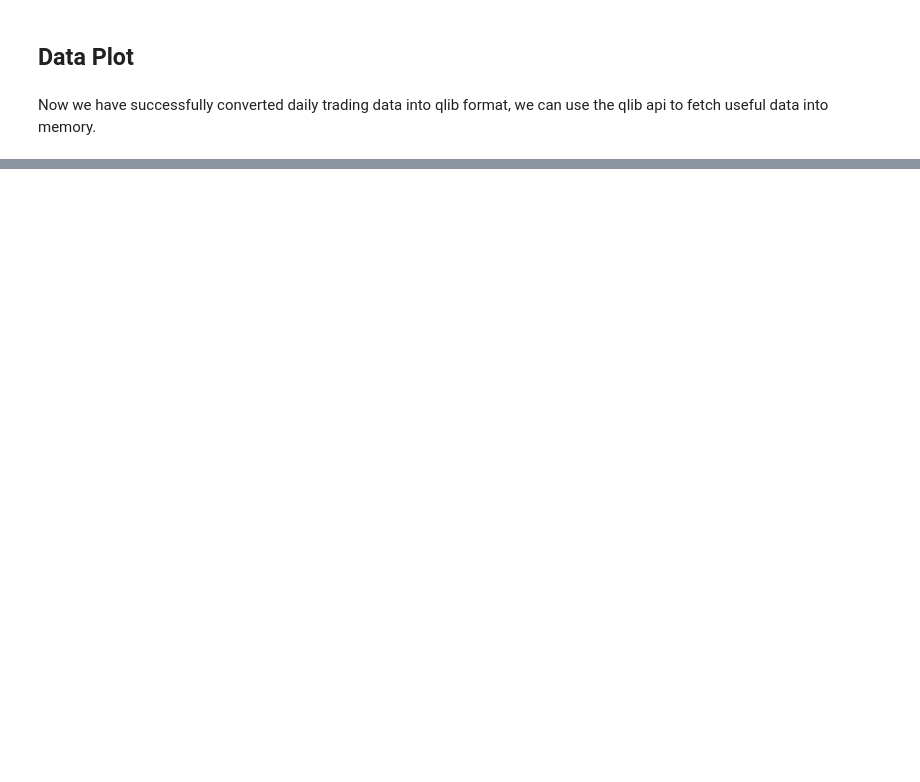
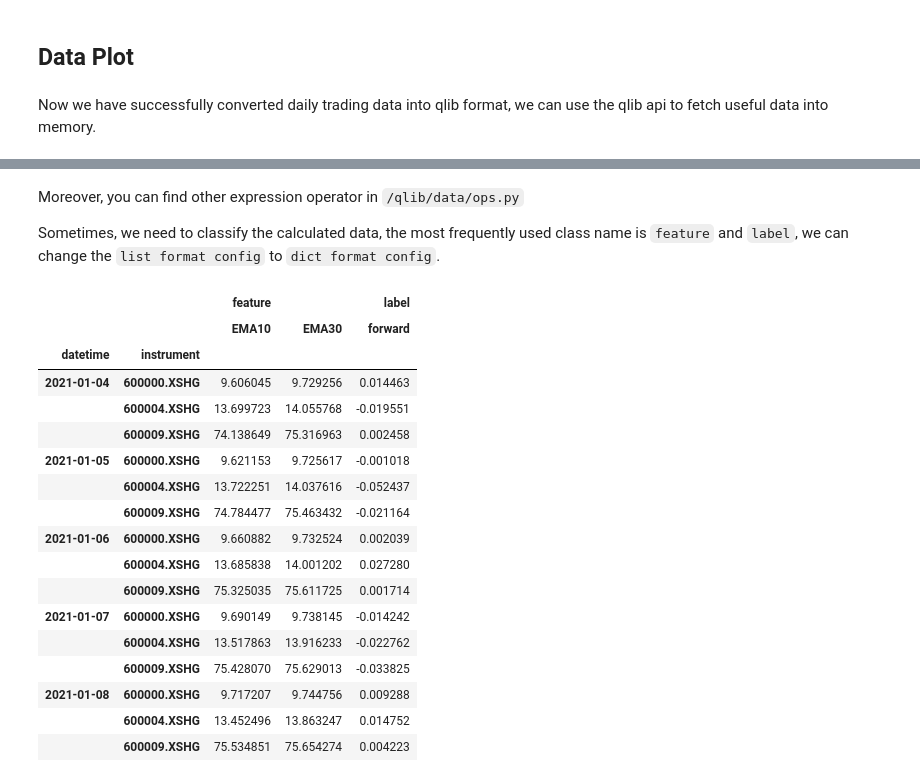
Before and after one commit to ppoak/dataforge_back, a Jupyter notebook: notebooks/qlib-explorer.ipynb, the cells around one changed output, grey strips where cells are left out. Drawn from its saved outputs; the diff is of its cells as text; code cells hidden in the pictures; blank space fills up the shorter version.

```diff
--- a/notebooks/qlib-explorer.ipynb
+++ b/notebooks/qlib-explorer.ipynb
@@ -94,0 +151,31 @@ go.Figure(data = go.Candlestick(
+# %% [markdown]
+Moreover, you can find other expression operator in `/qlib/data/ops.py`
+
+Sometimes, we need to classify the calculated data, the most frequently used class name is `feature` and `label`, we can change the `list format config` to `dict format config`.
+# %%
+insts = ['600000.XSHG', '600004.XSHG', '600009.XSHG']
+close_ma = ['EMA($close, 10)', 'EMA($close, 30)']
+ma_names = ['EMA10', 'EMA30']
+ret = ['Ref($close, -2) / Ref($close, -1) - 1',]
+ret_name = ['forward',]
+qdl_ma_gp = QlibDataLoader(config={'feature': (close_ma, ma_names), 'label': (ret, ret_name)})
+qdl_ma_gp.load(instruments=insts, start_time='20210101', end_time='20210110')
+# %% [output]
+|  |  | feature |  | label |
+|  |  | EMA10 | EMA30 | forward |
+| datetime | instrument |  |  |  |
+| 2021-01-04 | 600000.XSHG | 9.606045 | 9.729256 | 0.014463 |
+|  | 600004.XSHG | 13.699723 | 14.055768 | -0.019551 |
+|  | 600009.XSHG | 74.138649 | 75.316963 | 0.002458 |
+| 2021-01-05 | 600000.XSHG | 9.621153 | 9.725617 | -0.001018 |
+|  | 600004.XSHG | 13.722251 | 14.037616 | -0.052437 |
+|  | 600009.XSHG | 74.784477 | 75.463432 | -0.021164 |
+| 2021-01-06 | 600000.XSHG | 9.660882 | 9.732524 | 0.002039 |
+|  | 600004.XSHG | 13.685838 | 14.001202 | 0.027280 |
+|  | 600009.XSHG | 75.325035 | 75.611725 | 0.001714 |
+| 2021-01-07 | 600000.XSHG | 9.690149 | 9.738145 | -0.014242 |
+|  | 600004.XSHG | 13.517863 | 13.916233 | -0.022762 |
+|  | 600009.XSHG | 75.428070 | 75.629013 | -0.033825 |
+| 2021-01-08 | 600000.XSHG | 9.717207 | 9.744756 | 0.009288 |
+|  | 600004.XSHG | 13.452496 | 13.863247 | 0.014752 |
+|  | 600009.XSHG | 75.534851 | 75.654274 | 0.004223 |
```
Also changed, not shown: parts of 46 cells of this notebook, 2 other files.
